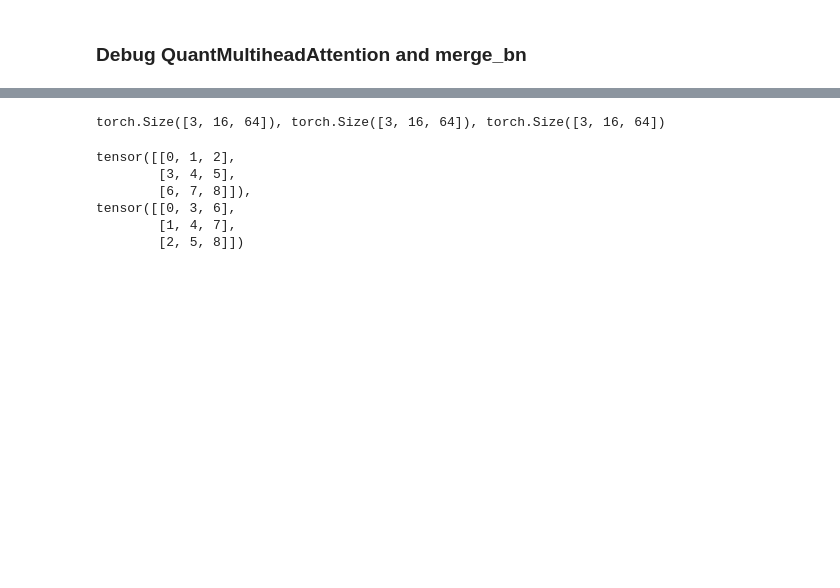
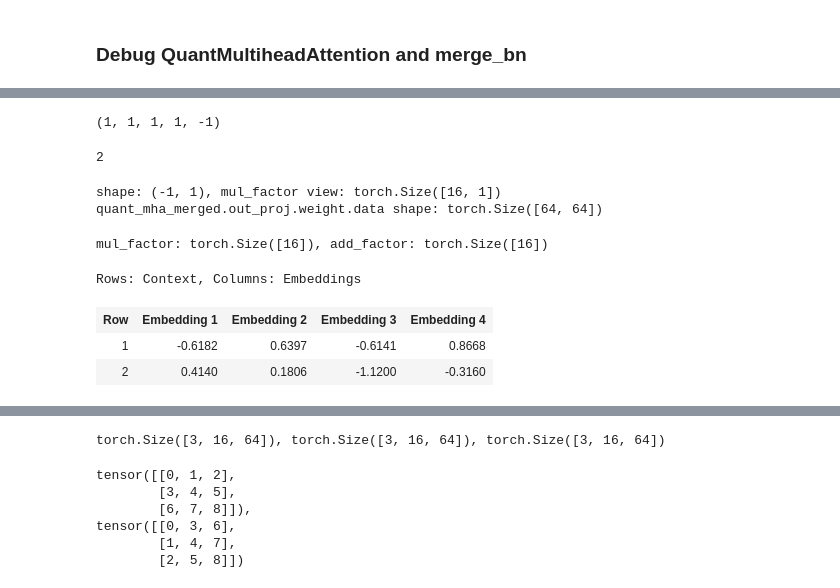
Before and after one commit to fhswf/eki-transformer-dev, a Jupyter notebook: qtransform/testing.ipynb, the cells around one changed output, grey strips where cells are left out. Saved outputs shown, nothing was run; the diff lists cells and outputs as text; code cells hidden in the pictures; blank space fills up the shorter version.

Commit message:
added test code for merge_bn in testing notebook

```diff
--- a/qtransform/testing.ipynb
+++ b/qtransform/testing.ipynb
@@ -782,0 +1027,45 @@ True
+# %%
+#basically a list of ones with a -1 at index channel_dim
+compute_channel_view_shape(torch.Tensor(3,3,3,3,3), 4)
+# %% [output]
+(1, 1, 1, 1, -1)
+# %%
+len(quant_mha_merged.out_proj.weight.size())
+# %% [output]
+2
+# %%
+#disassemble functionality of merge_bn_mha
+#one dimensional tensor to scale all values of a batch with a corresponding scalar
+mul_factor, add_factor = qutils.mul_add_from_bn(
+    bn_mean=bn.running_mean,
+    bn_var=bn.running_var,
+    bn_eps=bn.eps,
+    bn_weight=bn.weight.data.clone(),
+    bn_bias=bn.bias.data.clone())
+assert mul_factor.size() == add_factor.size()
+assert mul_factor.size()[0] == add_factor.size()[0] == context
+output_channel_dim = 0
+#out_proj is QuantLinear -> 2d Tensor, [-1, 1]
+#meaning: reverse shape of mul_factor tensor
+#currently: [1,context] now: [context, 1]
+out_ch_weight_shape = qutils.compute_channel_view_shape(quant_mha_merged.out_proj.weight, output_channel_dim)
+#out_proj is a linear layer applying a scaling factor to quantize outputs -> inputs: n_embd, outputs: n_embd
+#batchnorm applied normalization along second dimension, linear layer along third
+#-> could work if batchnorm normalizes along embeddings
+assert mul_factor.view(out_ch_weight_shape).size() != quant_mha_merged.out_proj.weight.data.size()
+print(f'shape: {out_ch_weight_shape}, mul_factor view: {mul_factor.view(out_ch_weight_shape).size()}')
+print(f'quant_mha_merged.out_proj.weight.data shape: {quant_mha_merged.out_proj.weight.data.size()}')
+#quant_mha_merged.out_proj.weight.data.mul_(mul_factor.view(out_ch_weight_shape))
+#merge params of bn in quant_mha_merged
+#merge_bn_mha(quant_mha_merged, bn)
+# %% [output]
+shape: (-1, 1), mul_factor view: torch.Size([16, 1])
+quant_mha_merged.out_proj.weight.data shape: torch.Size([64, 64])
+# %%
+#each value of mul_factor is the scale with which the embedding of one word is multiplied with
+#in total: context amount of words
+#linear layer calculates the sum of each embedding of a word with a weight
+#problem: weights are the same for every word
+print(f'mul_factor: {mul_factor.size()}, add_factor: {add_factor.size()}')
+# %% [output]
+mul_factor: torch.Size([16]), add_factor: torch.Size([16])
@@ -782,0 +1074,35 @@ True
+# %%
+from IPython.core.display import HTML
+HTML(
+    """<body>
+    <p>Rows: Context, Columns: Embeddings</p>
+    <table>
+        <tr>
+            <th>Row</th>
+            <th>Embedding 1</th>
+            <th>Embedding 2</th>
+            <th>Embedding 3</th>
+            <th>Embedding 4</th>
+        </tr>
+        <tr>
+            <td>1</td>
+            <td>-0.6182</td>
+            <td>0.6397</td>
+            <td>-0.6141</td>
+            <td>0.8668</td>
+        </tr>
+        <tr>
+            <td>2</td>
+            <td>0.4140</td>
+            <td>0.1806</td>
+            <td>-1.1200</td>
+            <td>-0.3160</td>
+        </tr>
+    </table>
+</body>"""
+)
+# %% [output]
+Rows: Context, Columns: Embeddings
+| Row | Embedding 1 | Embedding 2 | Embedding 3 | Embedding 4 |
+| 1 | -0.6182 | 0.6397 | -0.6141 | 0.8668 |
+| 2 | 0.4140 | 0.1806 | -1.1200 | -0.3160 |
```
Also changed, not shown: parts of 41 cells of this notebook.
